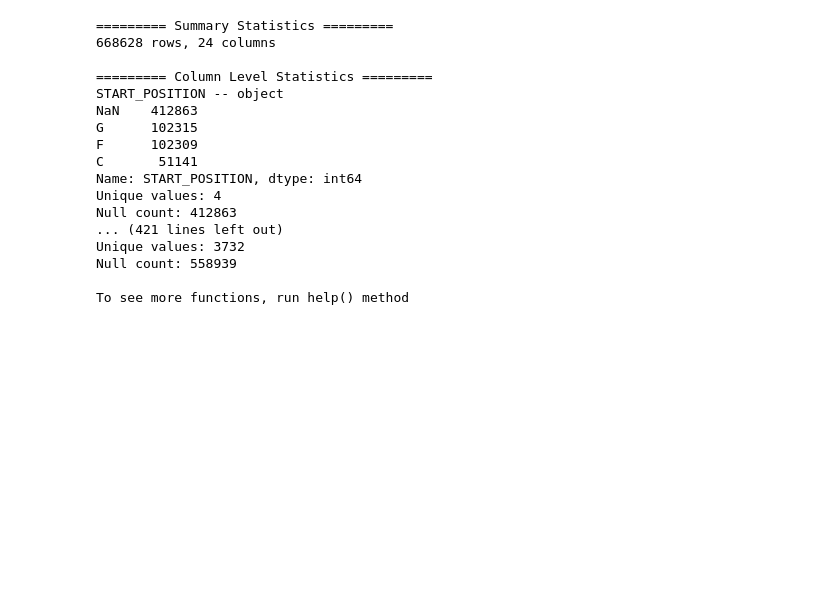
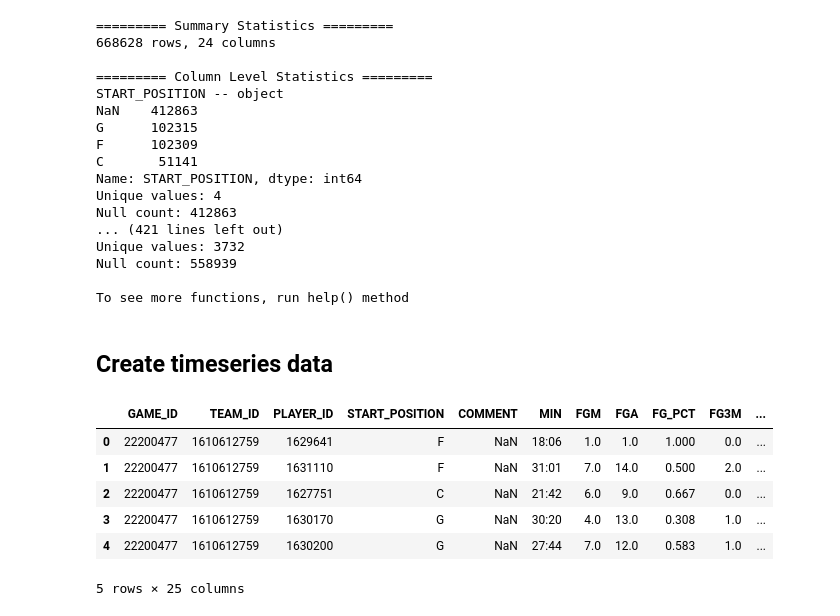
Before and after one commit to brownbrandon272/basketball, a Jupyter notebook: scripts/detail_explore.ipynb, the cells around one changed output. Saved outputs shown, nothing was run; the diff lists cells and outputs as text; code cells hidden in the pictures; blank space fills up the shorter version.

Commit message:
Changes to be committed: 	modified:   scripts/detail_explore.ipynb

```diff
--- a/scripts/detail_explore.ipynb
+++ b/scripts/detail_explore.ipynb
@@ -264,0 +279,16 @@ explore2.
+# %% [markdown]
+## Create timeseries data
+# %%
+df3 = df_game_detail.copy()
+
+## this time keep 'GAME_ID', 'TEAM_ID', 'PLAYER_ID'
+df3.drop(['TEAM_CITY', 'TEAM_ABBREVIATION', 'PLAYER_NAME', 'NICKNAME'], axis=1, inplace=True)
+df3.head()
+# %% [output]
+|  | GAME_ID | TEAM_ID | PLAYER_ID | START_POSITION | COMMENT | MIN | FGM | FGA | FG_PCT | FG3M | ... |
+| 0 | 22200477 | 1610612759 | 1629641 | F | NaN | 18:06 | 1.0 | 1.0 | 1.000 | 0.0 | ... |
+| 1 | 22200477 | 1610612759 | 1631110 | F | NaN | 31:01 | 7.0 | 14.0 | 0.500 | 2.0 | ... |
+| 2 | 22200477 | 1610612759 | 1627751 | C | NaN | 21:42 | 6.0 | 9.0 | 0.667 | 0.0 | ... |
+| 3 | 22200477 | 1610612759 | 1630170 | G | NaN | 30:20 | 4.0 | 13.0 | 0.308 | 1.0 | ... |
+| 4 | 22200477 | 1610612759 | 1630200 | G | NaN | 27:44 | 7.0 | 12.0 | 0.583 | 1.0 | ... |
+5 rows × 25 columns
```
Also changed, not shown: parts of 10 cells of this notebook.
